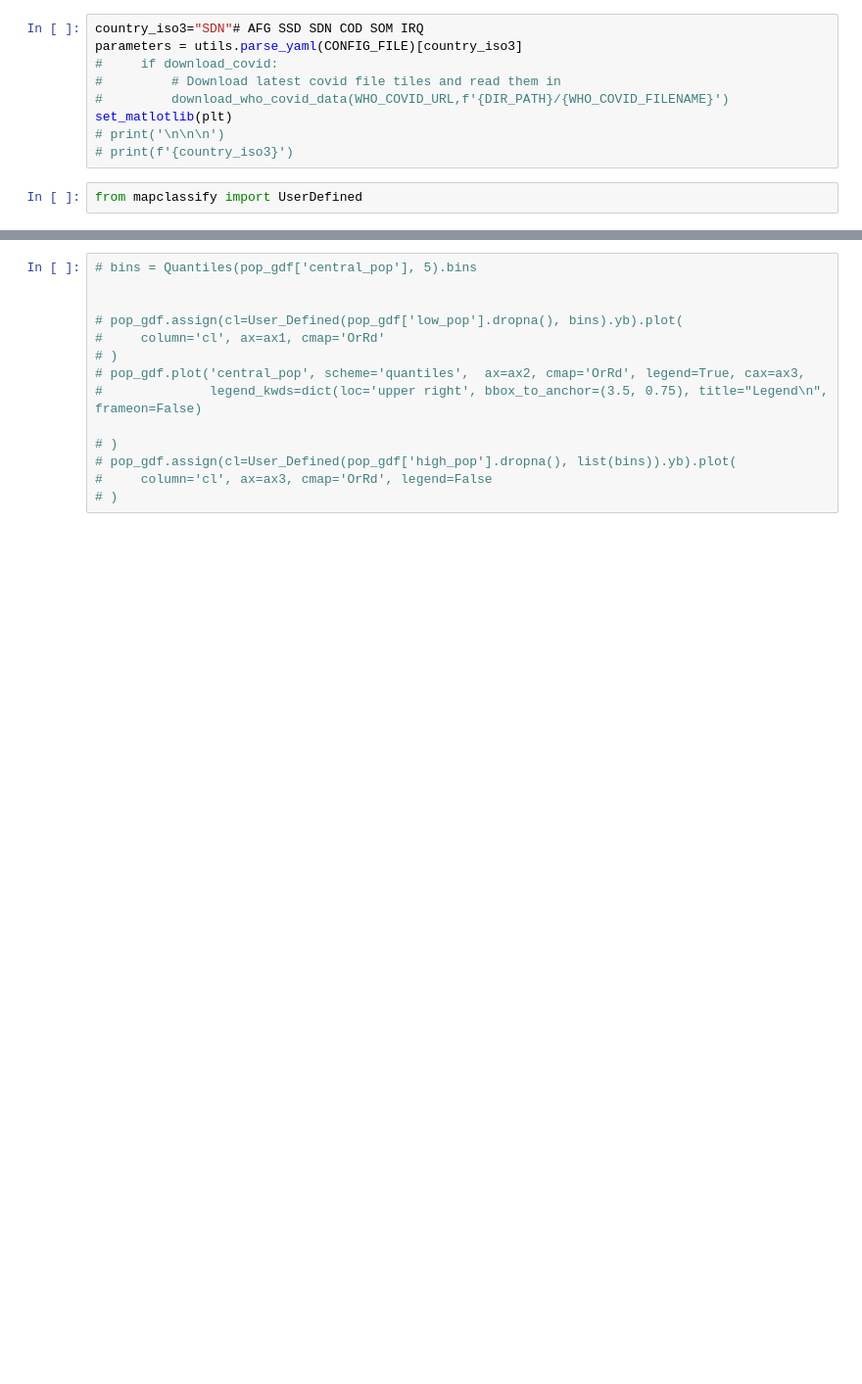
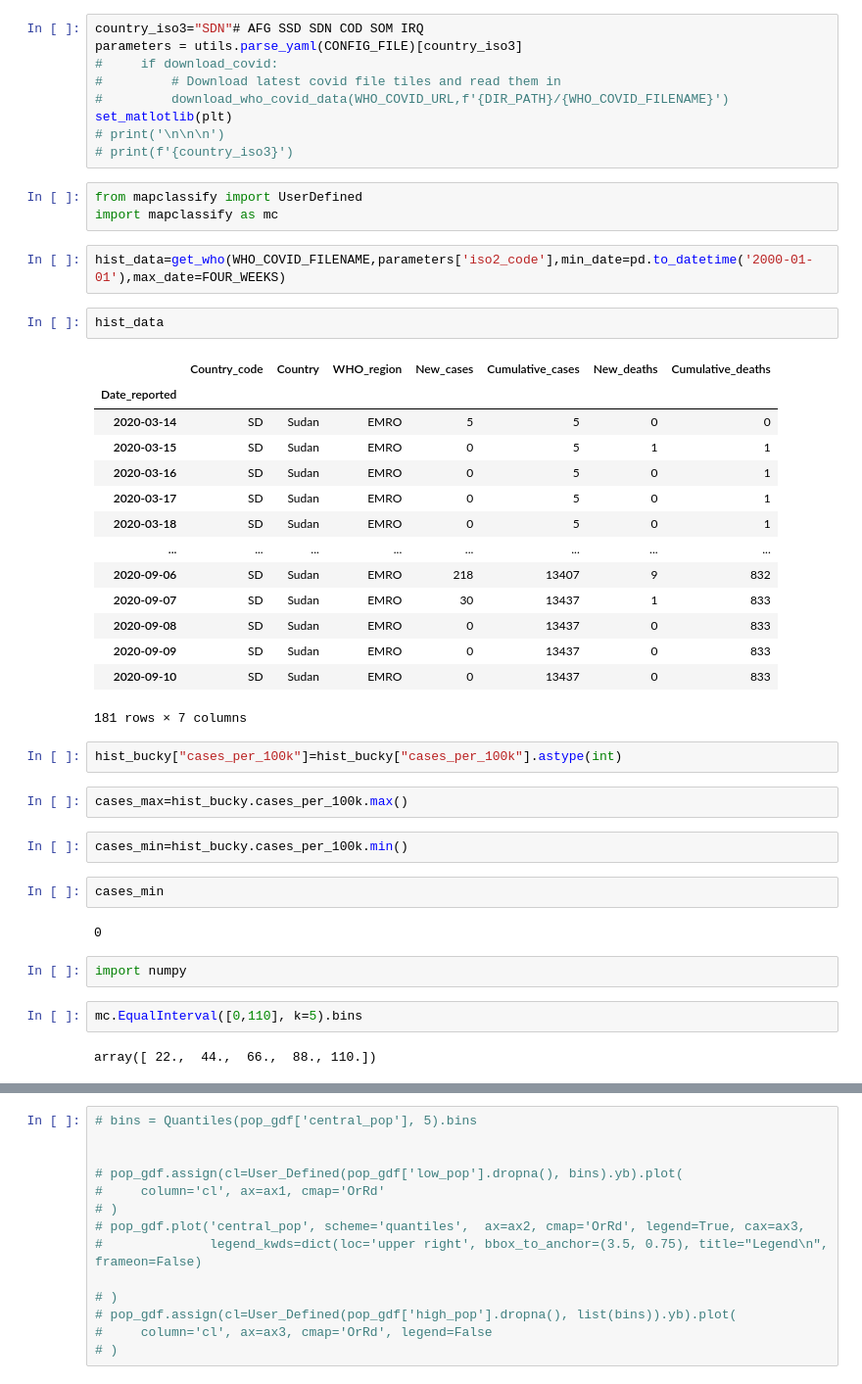
Before and after one commit to OCHA-DAP/pa-COVID-model-reports, a Jupyter notebook: Test_graphlegend.ipynb, the cells around one changed output, grey strips where cells are left out. Shown at 98% size. Drawn from its saved outputs; the diff is of its cells as text; blank space fills up the shorter version.

```diff
--- a/Test_graphlegend.ipynb
+++ b/Test_graphlegend.ipynb
@@ -46,3 +46,39 @@ set_matlotlib(plt)
 # print(f'{country_iso3}')
 # %%
 from mapclassify import UserDefined
+import mapclassify as mc
+# %%
+hist_data=get_who(WHO_COVID_FILENAME,parameters['iso2_code'],min_date=pd.to_datetime('2000-01-01'),max_date=FOUR_WEEKS)
+# %%
+hist_data
+# %% [output]
+|  | Country_code | Country | WHO_region | New_cases | Cumulative_cases | New_deaths | Cumulative_deaths |
+| Date_reported |  |  |  |  |  |  |  |
+| 2020-03-14 | SD | Sudan | EMRO | 5 | 5 | 0 | 0 |
+| 2020-03-15 | SD | Sudan | EMRO | 0 | 5 | 1 | 1 |
+| 2020-03-16 | SD | Sudan | EMRO | 0 | 5 | 0 | 1 |
+| 2020-03-17 | SD | Sudan | EMRO | 0 | 5 | 0 | 1 |
+| 2020-03-18 | SD | Sudan | EMRO | 0 | 5 | 0 | 1 |
+| ... | ... | ... | ... | ... | ... | ... | ... |
+| 2020-09-06 | SD | Sudan | EMRO | 218 | 13407 | 9 | 832 |
+| 2020-09-07 | SD | Sudan | EMRO | 30 | 13437 | 1 | 833 |
+| 2020-09-08 | SD | Sudan | EMRO | 0 | 13437 | 0 | 833 |
+| 2020-09-09 | SD | Sudan | EMRO | 0 | 13437 | 0 | 833 |
+| 2020-09-10 | SD | Sudan | EMRO | 0 | 13437 | 0 | 833 |
+181 rows × 7 columns
+# %%
+hist_bucky["cases_per_100k"]=hist_bucky["cases_per_100k"].astype(int)
+# %%
+cases_max=hist_bucky.cases_per_100k.max()
+# %%
+cases_min=hist_bucky.cases_per_100k.min()
+# %%
+cases_min
+# %% [output]
+0
+# %%
+import numpy
+# %%
+mc.EqualInterval([0,110], k=5).bins
+# %% [output]
+array([ 22.,  44.,  66.,  88., 110.])
```
Also changed, not shown: parts of 3 cells of this notebook.
